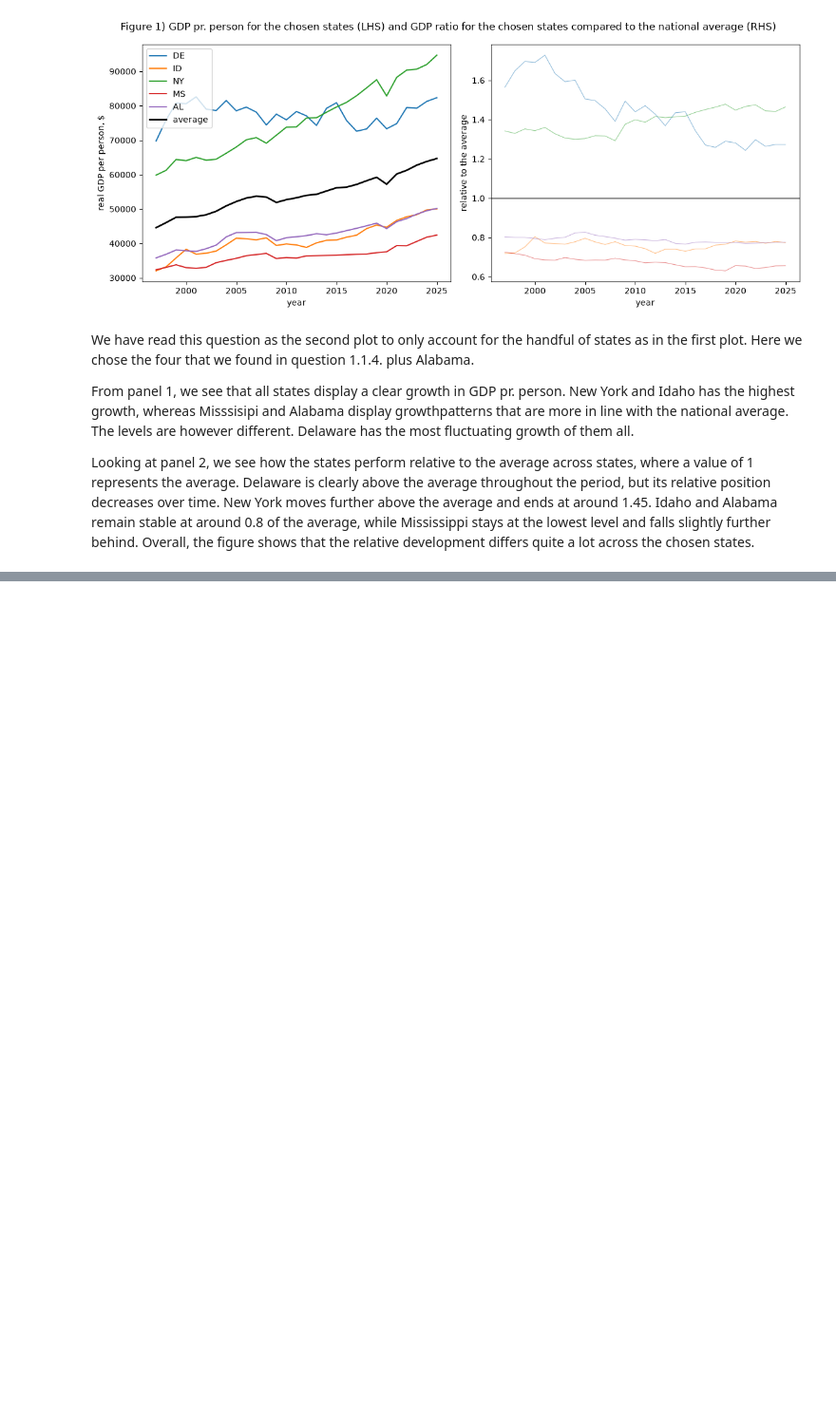
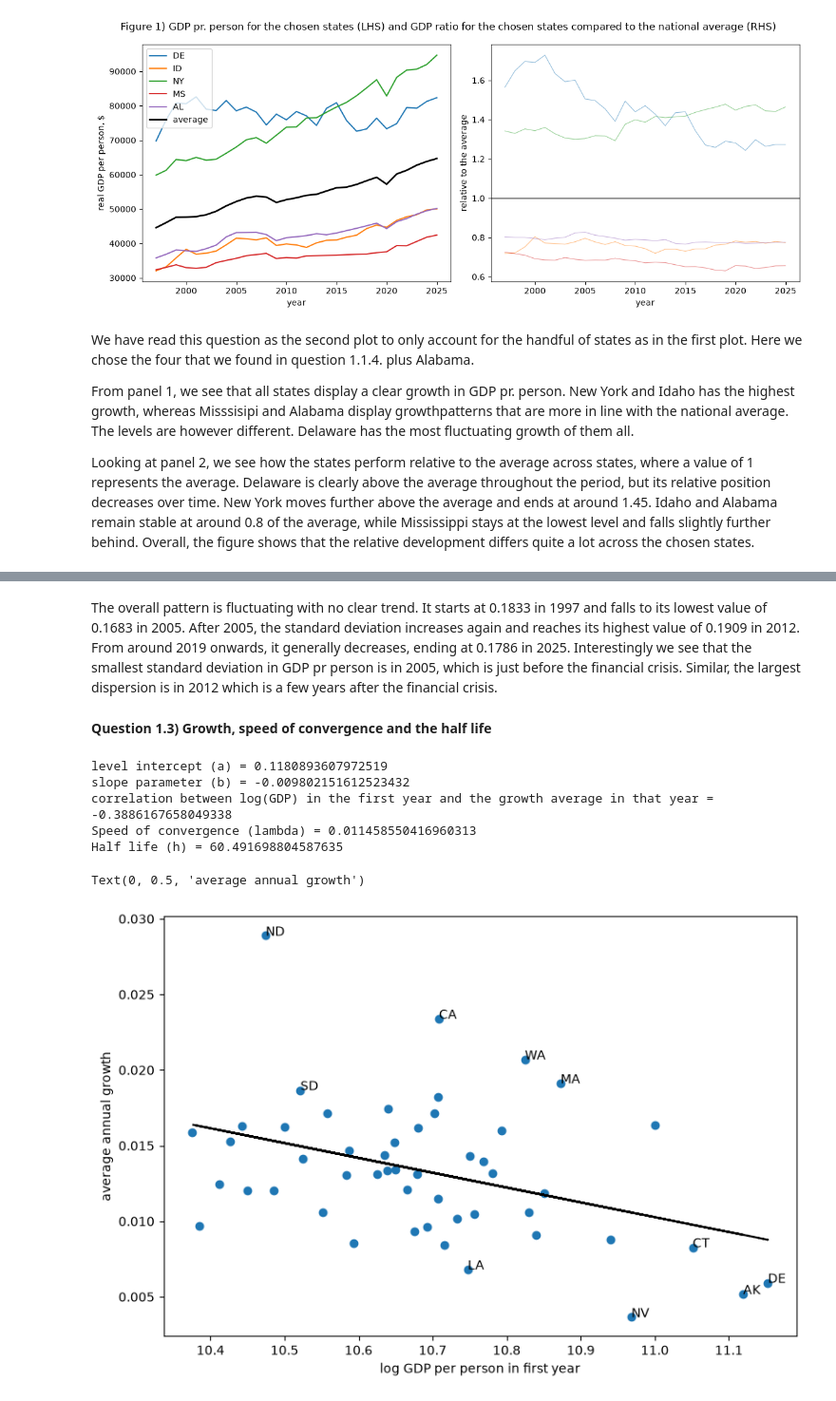
Before and after one commit to NumEconCopenhagen/projects-2024-group67, a Jupyter notebook: Exam/exam_notebook.ipynb, the cells around one changed output, grey strips where cells are left out. Shown at 95% size. Saved outputs shown, nothing was run; the diff lists cells and outputs as text; code cells hidden in the pictures; blank space fills up the shorter version.

```diff
--- a/Exam/exam_notebook.ipynb
+++ b/Exam/exam_notebook.ipynb
@@ -156,0 +185,50 @@ Looking at panel 2, we see how the states perform relative to the average across
+# %% [markdown]
+The overall pattern is fluctuating with no clear trend. It starts at 0.1833 in 1997 and falls to its lowest value of 0.1683 in 2005. After 2005, the standard deviation increases again and reaches its highest value of 0.1909 in 2012. From around 2019 onwards, it generally decreases, ending at 0.1786 in 2025. Interestingly we see that the smallest standard deviation in GDP pr person is in 2005, which is just before the financial crisis. Similar, the largest dispersion is in 2012 which is a few years after the financial crisis.
+# %% [markdown]
+**Question 1.3) Growth, speed of convergence and the half life**
+# %%
+# a. taking the log and constructing the numerator as T
+logy = np.log(y)
+T = tlast - tfirst
+
+# b. calculating the average growth rate
+g = (logy.loc[tlast] - logy.loc[tfirst]) / T
+
+# c. fitting the regression line using polyfit.
+x = logy.loc[tfirst]
+b, a = np.polyfit(x, g, 1) # b specifies the slope parameter, whereas a specifies the level intercept of the OLS regression
+
+# d. correlation between log(GDP) in the first year and the growth rate in that year
+corr = x.corr(g)
+
+# e. deriving the speed of convergence and the half life
+lamb = -np.log(1 + b*T) / T
+h = np.log(2) / lamb
+
+# f. printing our computations
+print('level intercept (a) =', a)
+print('slope parameter (b) =', b)
+print('correlation between log(GDP) in the first year and the growth average in that year =', corr)
+print('Speed of convergence (lambda) =', lamb)
+print('Half life (h) =', h)
+
+# g. Scatterplot with the regression line
+fig = plt.figure(figsize=(9,6))
+ax = fig.add_subplot(1,1,1)
+ax.scatter(x, g)
+ax.plot(x, a + b*x, color='black', ls='--')
+
+# h. labeling the 5 highest and 5 lowest growth states in the scatterplot
+for state in list(g.sort_values().index[:5]) + list(g.sort_values().index[-5:]):
+    ax.annotate(state, (x[state], g[state]))
+
+ax.set_xlabel('log GDP per person in first year')
+ax.set_ylabel('average annual growth')
+# %% [output]
+level intercept (a) = 0.1180893607972519
+slope parameter (b) = -0.009802151612523432
+correlation between log(GDP) in the first year and the growth average in that year = -0.3886167658049338
+Speed of convergence (lambda) = 0.011458550416960313
+Half life (h) = 60.491698804587635
+Text(0, 0.5, 'average annual growth')
+[figure, added]
```
Also changed, not shown: parts of 2 cells of this notebook.
